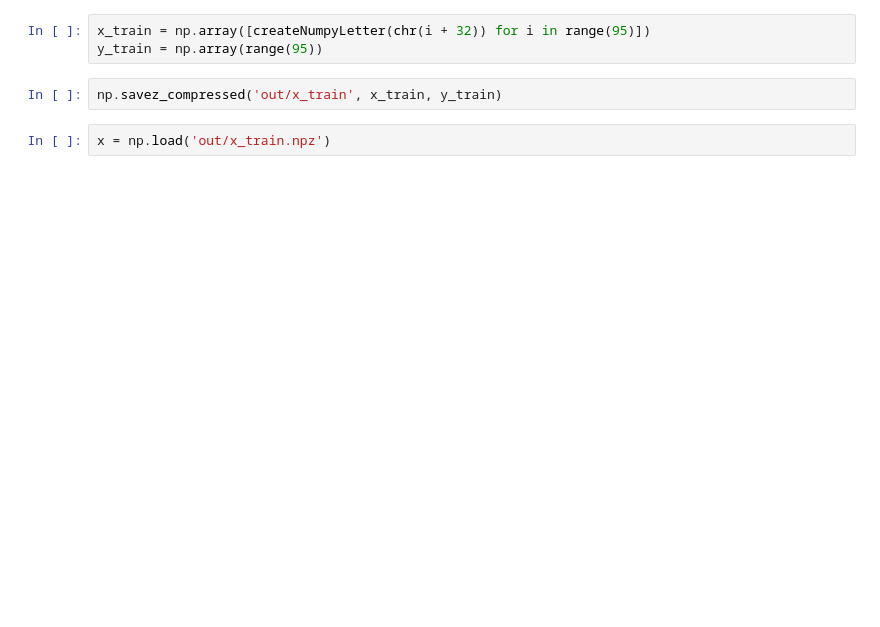
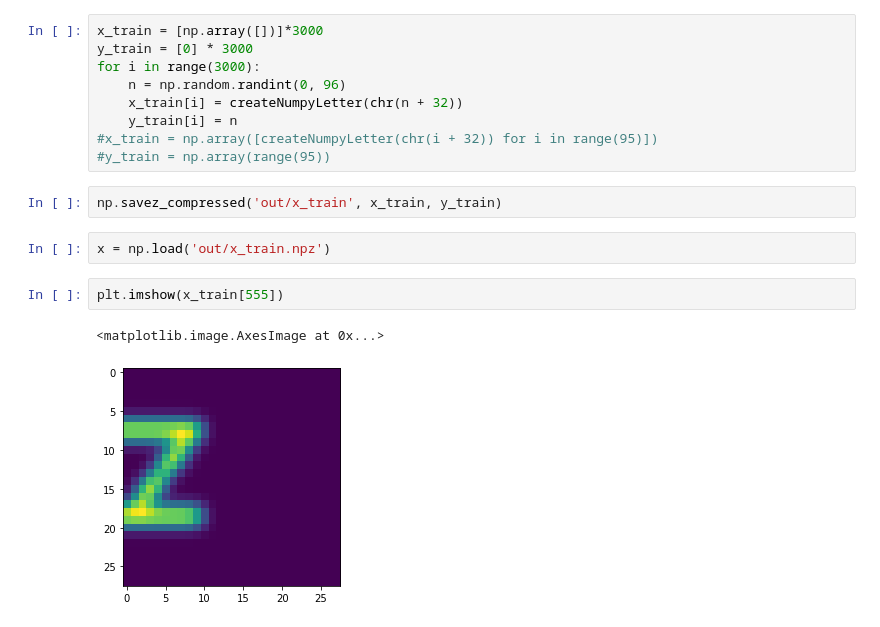
Before and after one commit to semwai/small-dataset, a Jupyter notebook: Генертор датасета символов.ipynb, the cells around one changed output. Drawn from its saved outputs; the diff is of its cells as text; blank space fills up the shorter version.

```diff
--- a/Генертор датасета символов.ipynb
+++ b/Генертор датасета символов.ipynb
@@ -22,7 +29,18 @@ for i in range(95):
 # %%
-x_train = np.array([createNumpyLetter(chr(i + 32)) for i in range(95)])
-y_train = np.array(range(95))
+x_train = [np.array([])]*3000
+y_train = [0] * 3000
+for i in range(3000):
+    n = np.random.randint(0, 96)
+    x_train[i] = createNumpyLetter(chr(n + 32))
+    y_train[i] = n
+#x_train = np.array([createNumpyLetter(chr(i + 32)) for i in range(95)])
+#y_train = np.array(range(95))
 # %%
 np.savez_compressed('out/x_train', x_train, y_train)
 # %%
 x = np.load('out/x_train.npz')
+# %%
+plt.imshow(x_train[555])
+# %% [output]
+<matplotlib.image.AxesImage at 0x...>
+[figure, added]
```
Also changed, not shown: parts of 6 cells of this notebook, 6 other files.
